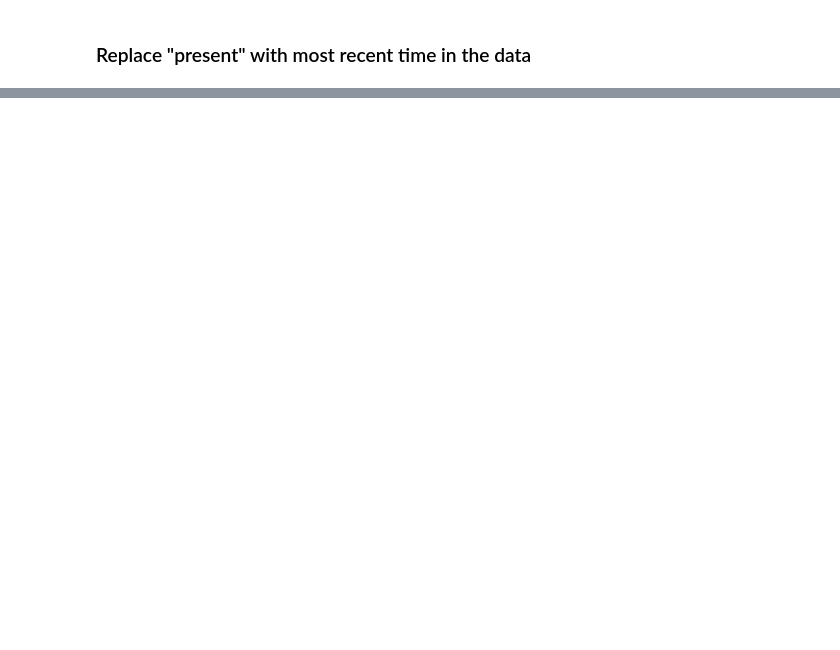
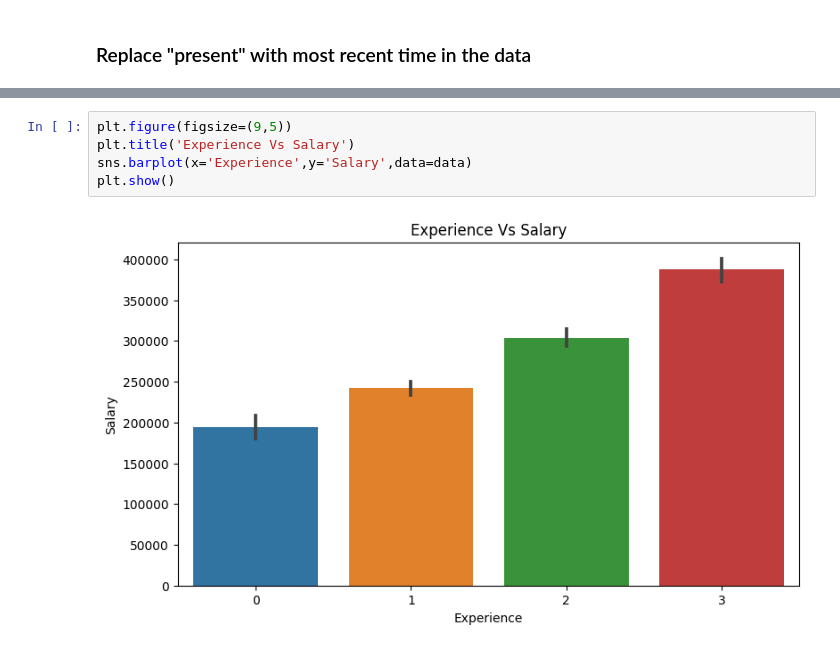
Before and after one commit to cse-vaibhav/Employability-Data-Analysis, a Jupyter notebook: notebooks/EDA.ipynb, the cells around one changed output, grey strips where cells are left out. Drawn from its saved outputs; the diff is of its cells as text; blank space fills up the shorter version.

```diff
--- a/notebooks/EDA.ipynb
+++ b/notebooks/EDA.ipynb
@@ -49,0 +130,7 @@ datetime.datetime(2015, 12, 1, 0, 0)
+# %%
+plt.figure(figsize=(9,5))
+plt.title('Experience Vs Salary')
+sns.barplot(x='Experience',y='Salary',data=data)
+plt.show()
+# %% [output]
+[figure, added]
```
Also changed, not shown: parts of 27 cells of this notebook, 1 other file.
